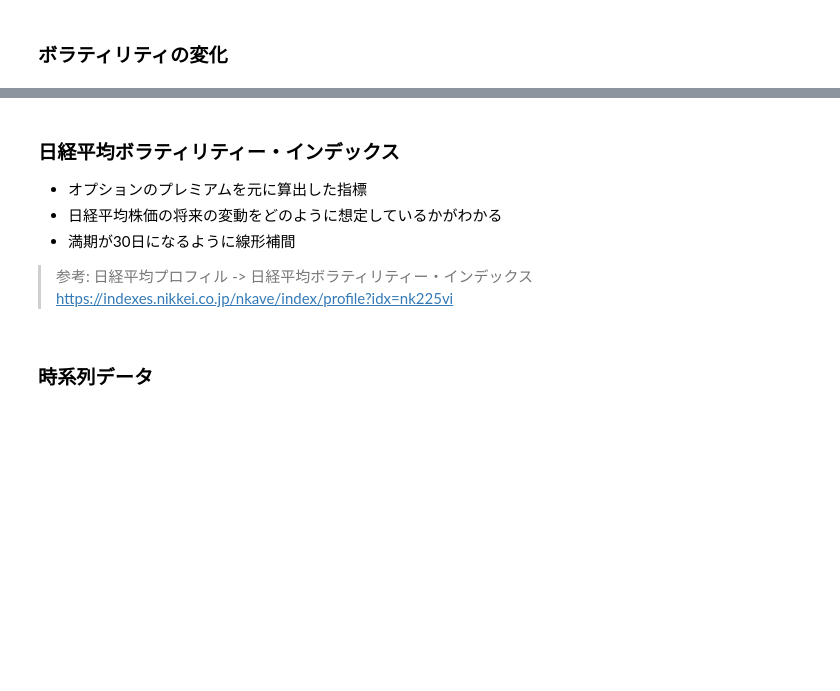
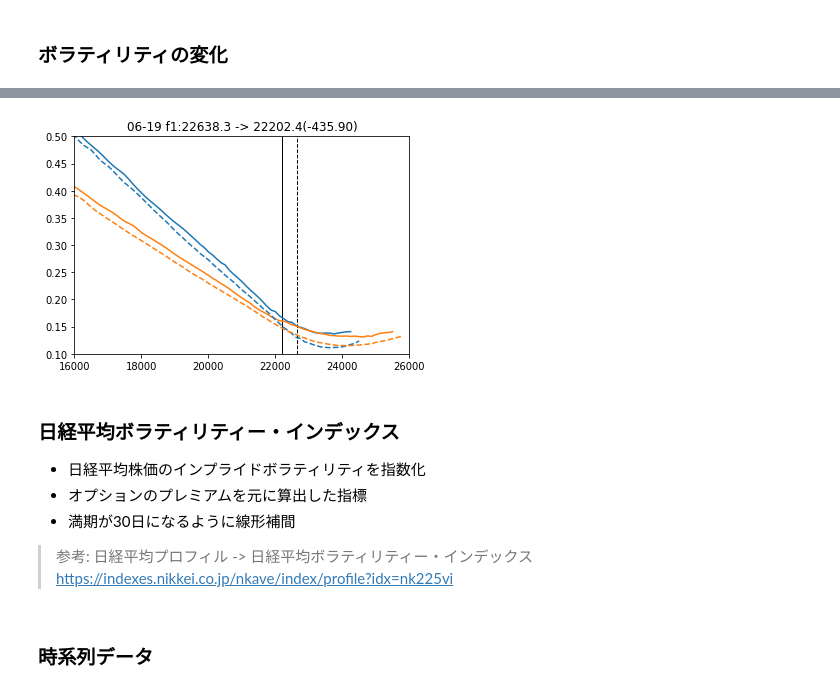
Before and after one commit to drillan/option-old, a Jupyter notebook: VolatilityFeature.ipynb, the cells around one changed output, grey strips where cells are left out. Saved outputs shown, nothing was run; the diff lists cells and outputs as text; code cells hidden in the pictures; blank space fills up the shorter version.

```diff
--- a/VolatilityFeature.ipynb
+++ b/VolatilityFeature.ipynb
@@ -57,8 +97,25 @@ plt.show()
+# %%
+fudebako.set_data(
+    "data/s_20180608-22.pickle",
+    "data/op1_20180608-22.pickle",
+    "data/op2_20180608-22.pickle",
+)
+
+t0 = fudebako.s_df.index[6]
+prev1, prev2 = fudebako.get_fop_data(t0)
+t0 = fudebako.s_df.index[7]
+fig = plt.figure()
+ax = fig.add_subplot(1, 1, 1)
+prev1, prev2 = fudebako.plot_iv(
+    t0, ax, prev1, prev2, x_lim=(16000, 26000), y_lim=(0.10, 0.5)
+)
+# %% [output]
+[figure, added]
 # %% [markdown]
 ### 日経平均ボラティリティー・インデックス
 
+* 日経平均株価のインプライドボラティリティを指数化
 * オプションのプレミアムを元に算出した指標
-* 日経平均株価の将来の変動をどのように想定しているかがわかる
 * 満期が30日になるように線形補間
 
 > 参考: 日経平均プロフィル -> 日経平均ボラティリティー・インデックス
```
Also changed, not shown: parts of 12 cells of this notebook, 12 other files.
